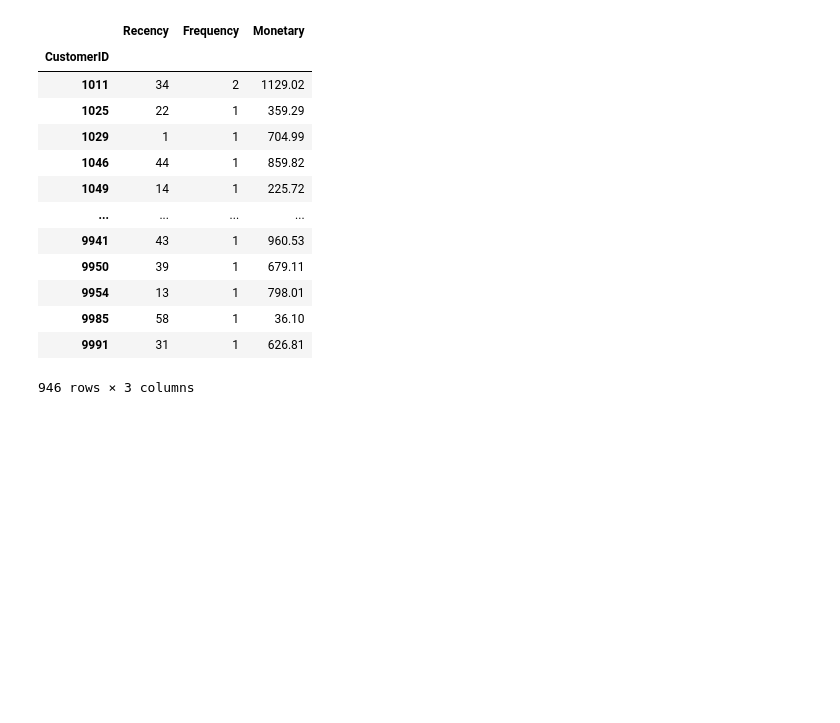
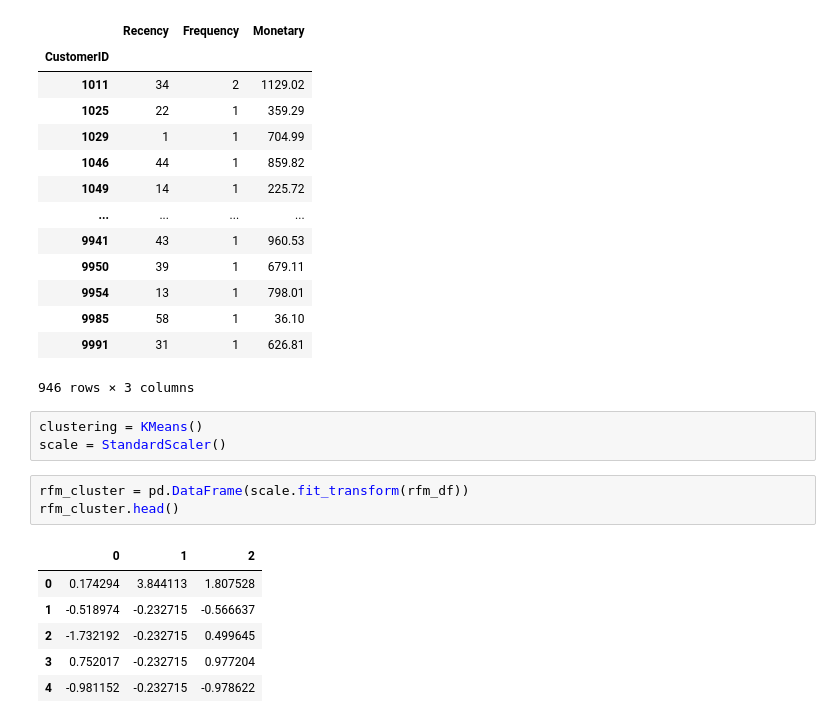
Before and after one commit to KrisBruurs/automated-customer-segmentation-dashboard, a Jupyter notebook: src/rfm.ipynb, the cells around one changed output. Drawn from its saved outputs; the diff is of its cells as text; blank space fills up the shorter version.

```diff
--- a/src/rfm.ipynb
+++ b/src/rfm.ipynb
@@ -76,3 +77,16 @@ rfm_df.rename(columns={
 | 9985 | 58 | 1 | 36.10 |
 | 9991 | 31 | 1 | 626.81 |
 946 rows × 3 columns
+# %%
+clustering = KMeans()
+scale = StandardScaler()
+# %%
+rfm_cluster = pd.DataFrame(scale.fit_transform(rfm_df))
+rfm_cluster.head()
+# %% [output]
+|  | 0 | 1 | 2 |
+| 0 | 0.174294 | 3.844113 | 1.807528 |
+| 1 | -0.518974 | -0.232715 | -0.566637 |
+| 2 | -1.732192 | -0.232715 | 0.499645 |
+| 3 | 0.752017 | -0.232715 | 0.977204 |
+| 4 | -0.981152 | -0.232715 | -0.978622 |
```
Also changed, not shown: parts of 4 cells of this notebook, 4 other files.
